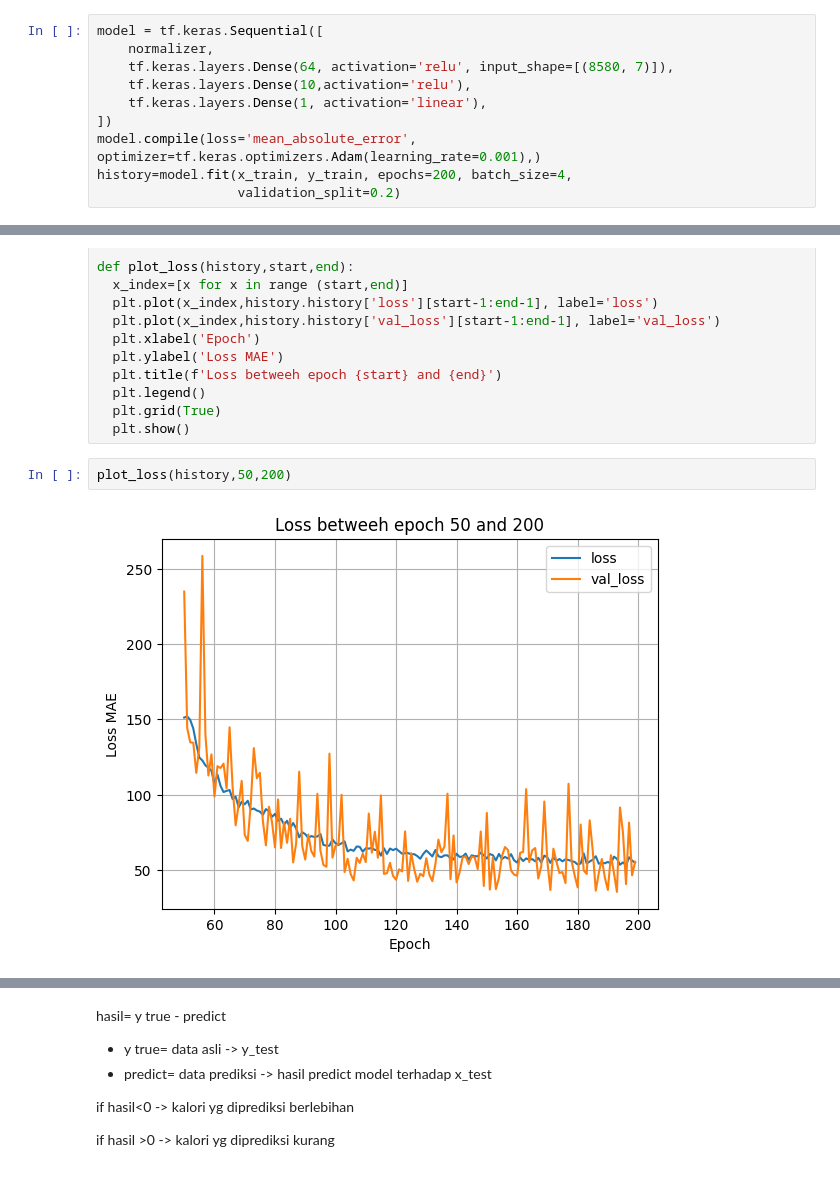
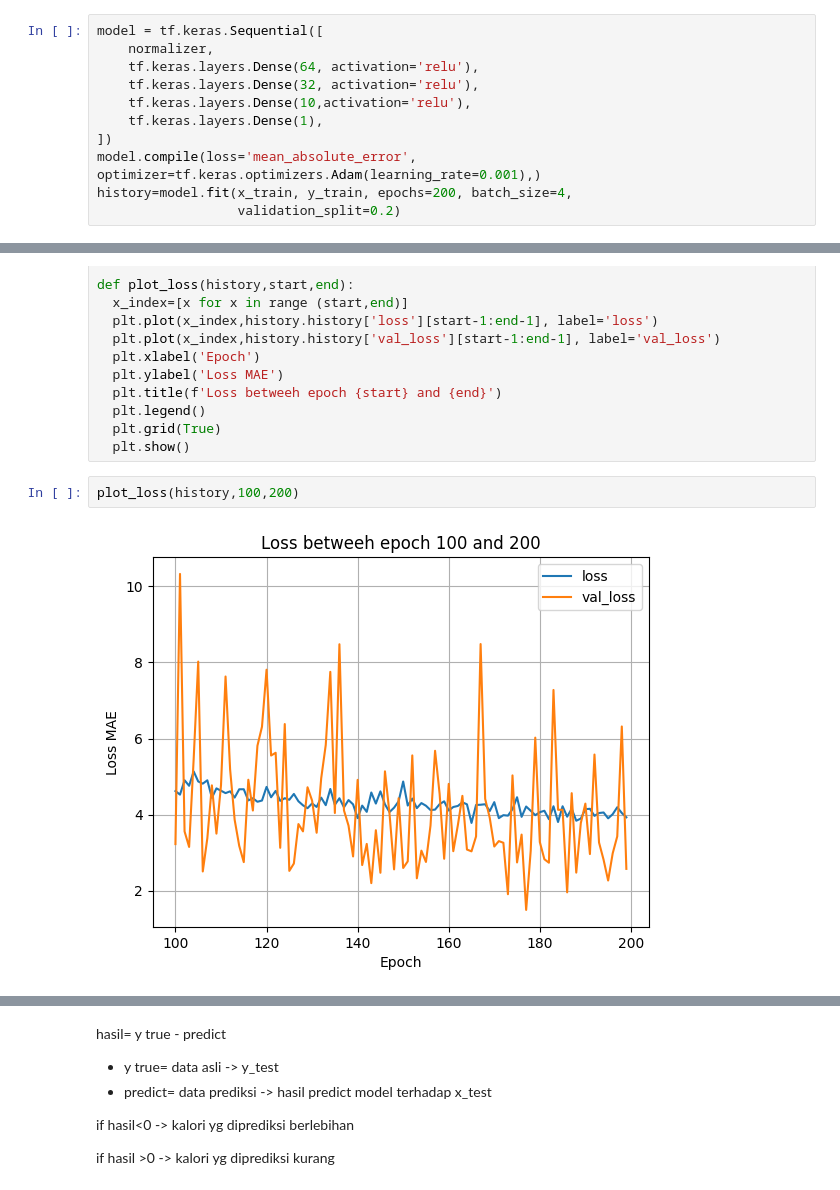
Before and after one commit to Wazven/Machine_Learning, a Jupyter notebook: Model/Notebook.ipynb, the cells around one changed output, grey strips where cells are left out. Cells and saved outputs as stored; diff of their text form.

```diff
--- a/Model/Notebook.ipynb
+++ b/Model/Notebook.ipynb
@@ -30,9 +45,10 @@ x_train.shape,y_train.shape
 # %%
 model = tf.keras.Sequential([
     normalizer,
-    tf.keras.layers.Dense(64, activation='relu', input_shape=[(8580, 7)]),
+    tf.keras.layers.Dense(64, activation='relu'),
+    tf.keras.layers.Dense(32, activation='relu'),
     tf.keras.layers.Dense(10,activation='relu'),
-    tf.keras.layers.Dense(1, activation='linear'),
+    tf.keras.layers.Dense(1),
 ])
 model.compile(loss='mean_absolute_error', optimizer=tf.keras.optimizers.Adam(learning_rate=0.001),)
 history=model.fit(x_train, y_train, epochs=200, batch_size=4,
@@ -71,9 +87,9 @@ def plot_loss(history,start,end):
   plt.grid(True)
   plt.show()
 # %%
-plot_loss(history,50,200)
+plot_loss(history,100,200)
 # %% [output]
-[figure, old version]
+[figure, new version]
 # %%
 model.evaluate(x_test,y_test)
 # %% [output]
```
Also changed, not shown: parts of 9 cells of this notebook, 7 other files.
